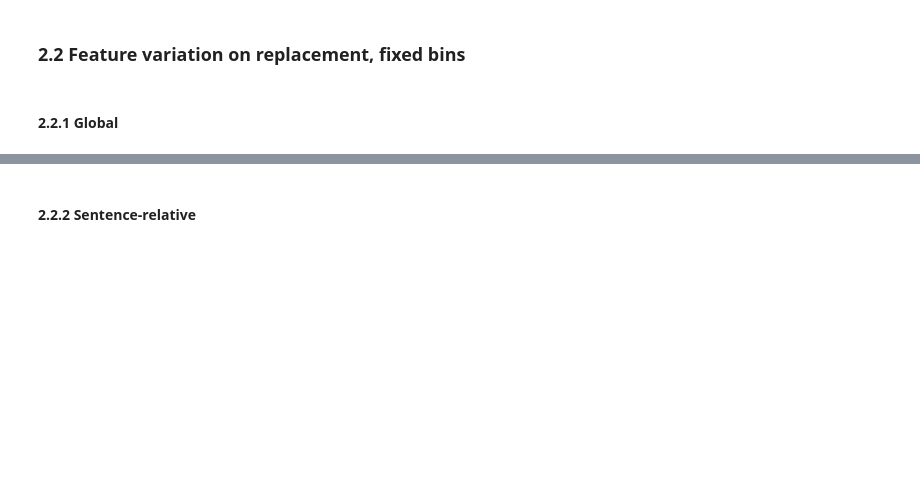
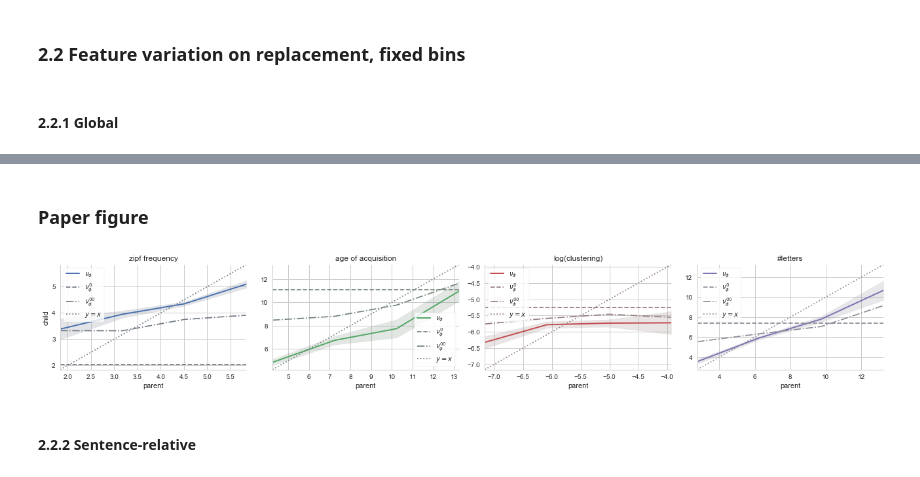
Before and after one commit to interpretation-experiment/analysis, a Jupyter notebook: notebooks/exp_3/chunk_rpl_variation_swexclude.ipynb, the cells around one changed output, grey strips where cells are left out. Cells and saved outputs as stored; diff of their text form; code cells hidden in the pictures; blank space fills up the shorter version.

```diff
--- a/notebooks/exp_3/chunk_rpl_variation_swexclude.ipynb
+++ b/notebooks/exp_3/chunk_rpl_variation_swexclude.ipynb
@@ -169,6 +171,7 @@ features = sorted(set(Sentence.WORD_FEATURES.keys())
                                'depth_prop', 'depth_subtree_prop',
                                'sentence_prop']))
 features_rel = list(map(lambda f: final_feature_name(f, 'mean'), features))
+paper_features = ['zipf_frequency', 'aoa', 'clustering', 'letters_count']
 
 data = []
 for tree in ProgressBar(max_value=Tree.objects.experiment.count())(Tree.objects.experiment):
@@ -185,6 +188,5 @@ for tree in ProgressBar(max_value=Tree.objects.experiment.count())(Tree.objects.
                     data.append(row)
 
 data = pd.DataFrame(data)
-
 index = sorted(set(data.columns).difference(['value', 'feature']))
 # %% [output]
@@ -288,3 +294,12 @@ plot_grid(variations, features, plot_variation, 'parent', 'child',
+# %% [markdown]
+### Paper figure
+# %%
+g = plot_grid(variations, paper_features, plot_variation, 'parent', 'child',
+              plot_kws={'binning': 4, 'quantiles': False})
+if SAVE_FIGURES:
+    g.fig.savefig('feature-variation-rpl.png', dpi=300, bbox_inches='tight')
+# %% [output]
+[figure, added]
 # %% [markdown]
 #### 2.2.2 Sentence-relative
 # %%
```
Also changed, not shown: parts of 9 cells of this notebook, 7 other files.
